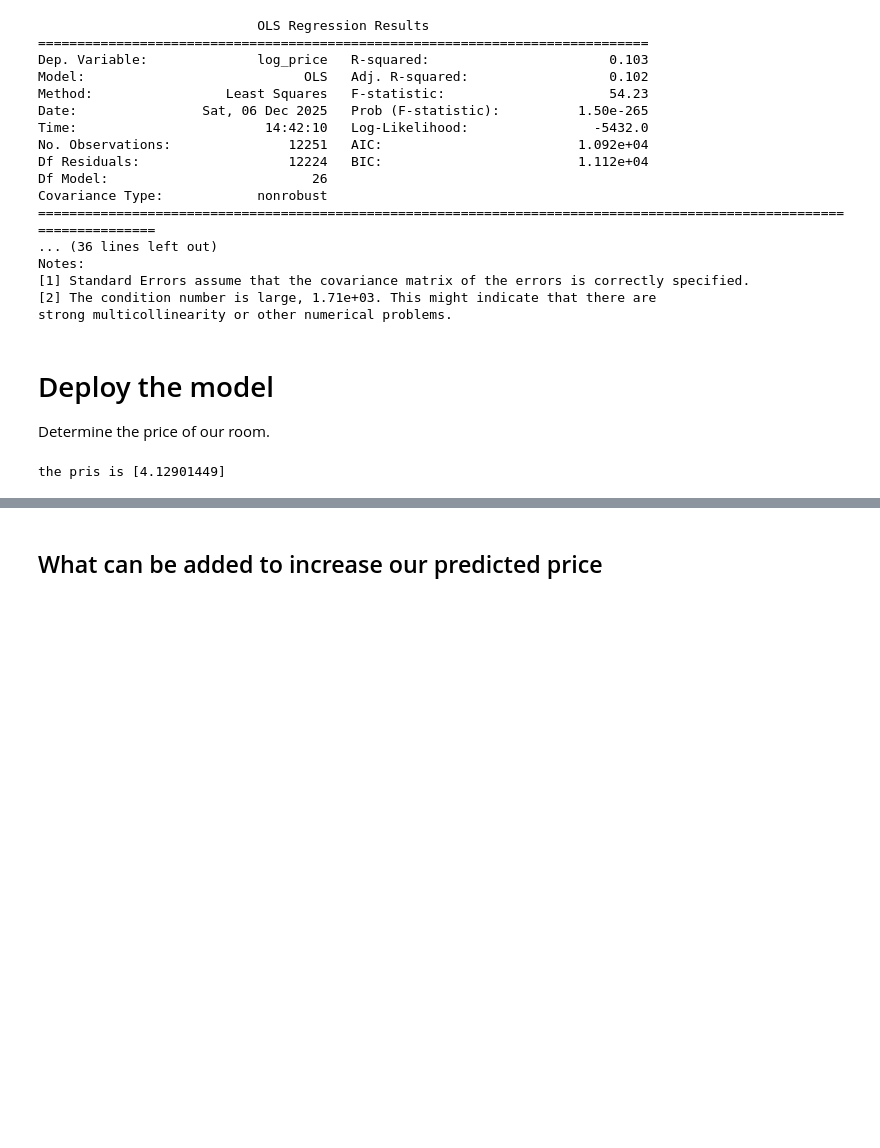
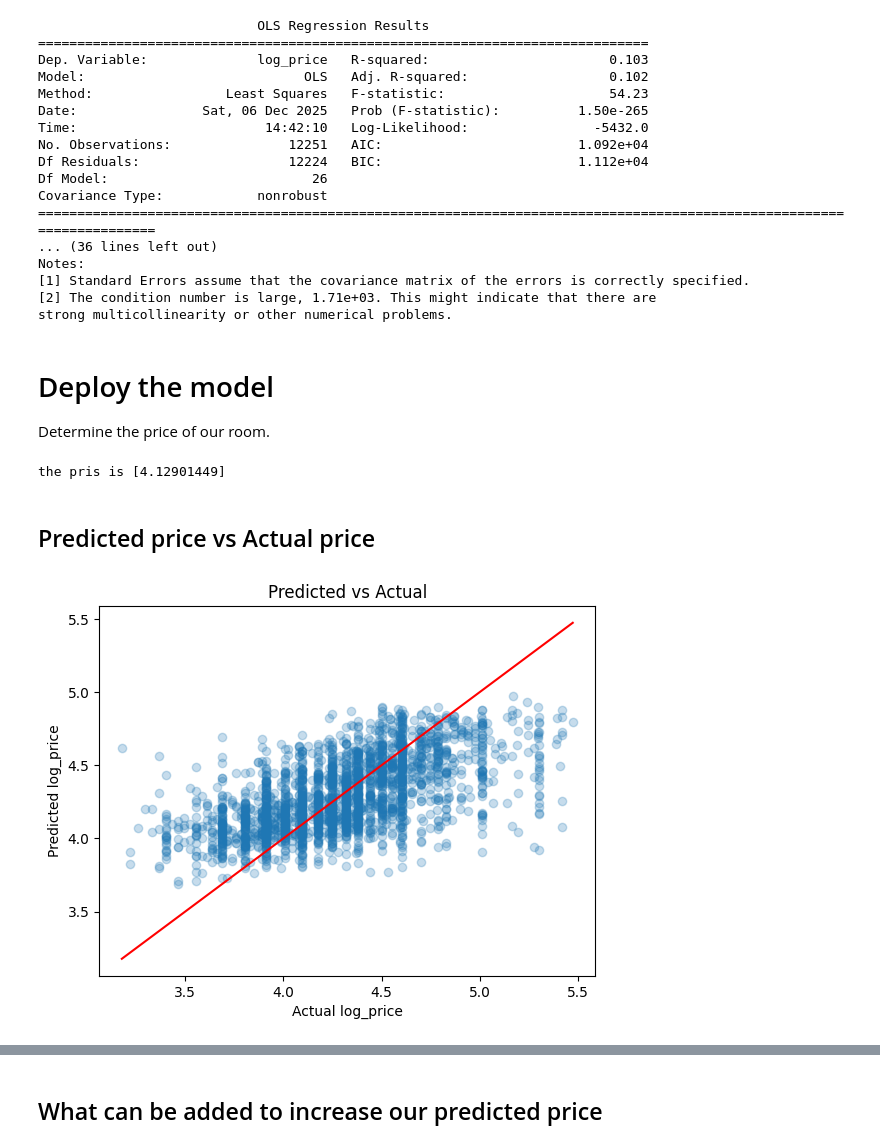
Before and after one commit to d21emijo/Air-BNB, a Jupyter notebook: Air_bnb.ipynb, the cells around one changed output, grey strips where cells are left out. Drawn from its saved outputs; the diff is of its cells as text; code cells hidden in the pictures; blank space fills up the shorter version.

```diff
--- a/Air_bnb.ipynb
+++ b/Air_bnb.ipynb
@@ -955,3 +845,14 @@ what_myroomworth = rf.predict(my_room)
 print("the pris is",what_myroomworth)
 # %% [output]
 the pris is [4.12901449]
+# %% [markdown]
+## Predicted price vs Actual price
+# %%
+plt.scatter(y_test, pred, alpha=0.25)
+plt.xlabel("Actual log_price")
+plt.ylabel("Predicted log_price")
+plt.title("Predicted vs Actual")
+plt.plot([y_test.min(), y_test.max()], [y_test.min(), y_test.max()], 'r')
+plt.show()
+# %% [output]
+[figure, added]
```
Also changed, not shown: parts of 45 cells of this notebook.
